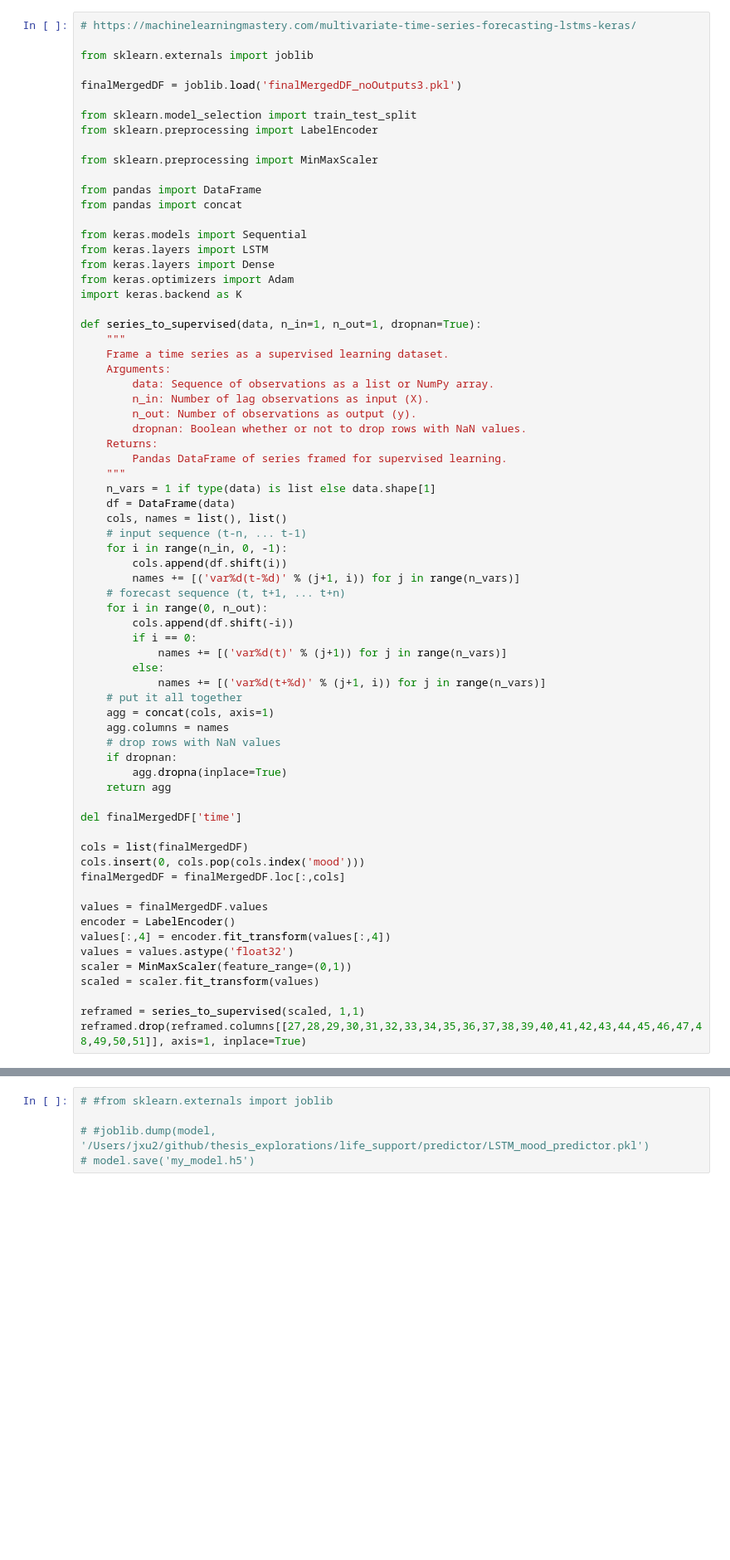
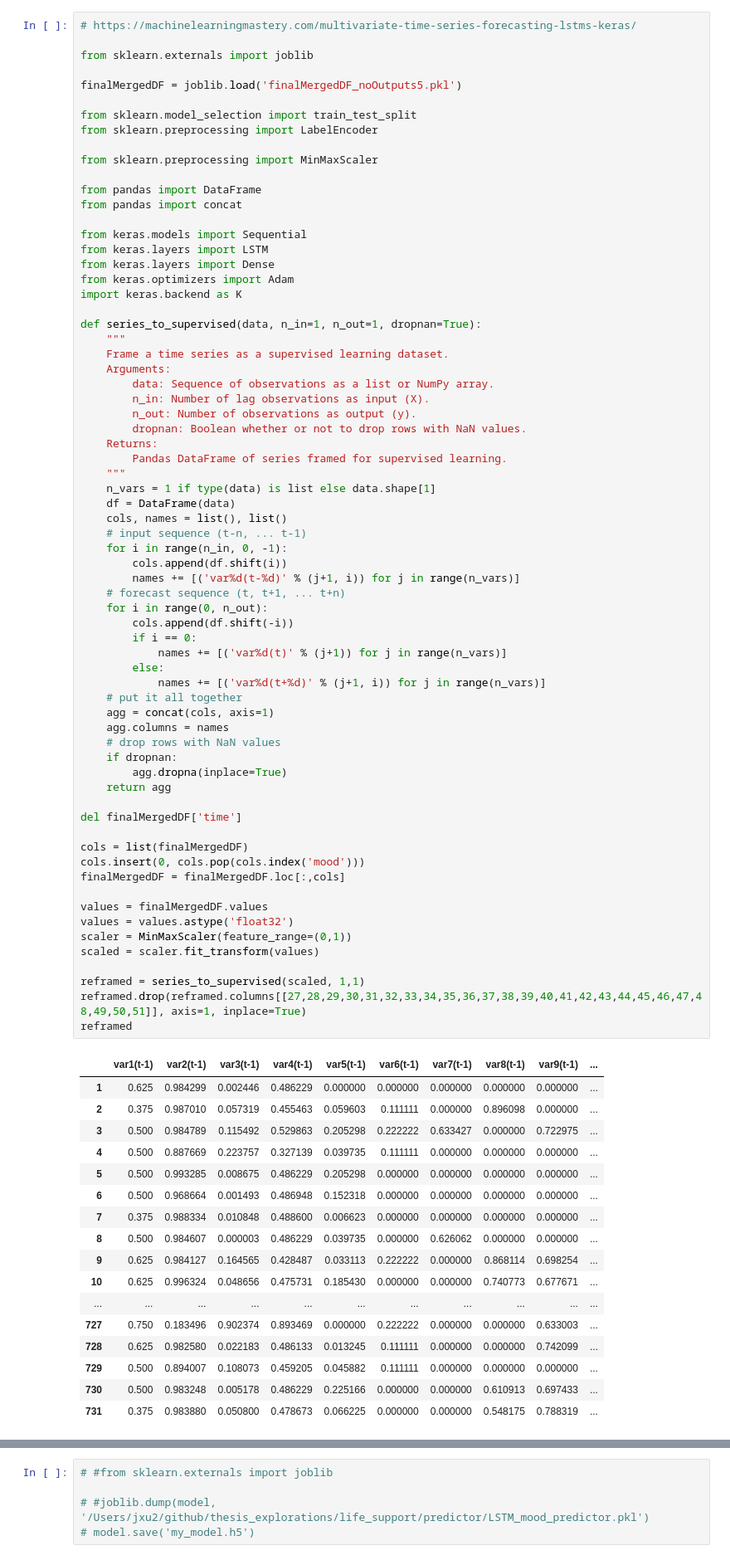
Before and after one commit to xujenna/thesis_explorations, a Jupyter notebook: life_support/predictor/LSTM_predictor/LSTM_RNN_mood_predictor_no_reporterDF.ipynb, the cells around one changed output, grey strips where cells are left out. Shown at 83% size. Cells and saved outputs as stored; diff of their text form; blank space fills up the shorter version.

```diff
--- a/life_support/predictor/LSTM_predictor/LSTM_RNN_mood_predictor_no_reporterDF.ipynb
+++ b/life_support/predictor/LSTM_predictor/LSTM_RNN_mood_predictor_no_reporterDF.ipynb
@@ -3,7 +3,7 @@
 
 from sklearn.externals import joblib
 
-finalMergedDF = joblib.load('finalMergedDF_noOutputs3.pkl')
+finalMergedDF = joblib.load('finalMergedDF_noOutputs5.pkl')
 
 from sklearn.model_selection import train_test_split
 from sklearn.preprocessing import LabelEncoder
@@ -38,32 +38,49 @@ def series_to_supervised(data, n_in=1, n_out=1, dropnan=True):
 		cols.append(df.shift(i))
 		names += [('var%d(t-%d)' % (j+1, i)) for j in range(n_vars)]
 	# forecast sequence (t, t+1, ... t+n)
 	for i in range(0, n_out):
 		cols.append(df.shift(-i))
 		if i == 0:
 			names += [('var%d(t)' % (j+1)) for j in range(n_vars)]
 		else:
 			names += [('var%d(t+%d)' % (j+1, i)) for j in range(n_vars)]
 	# put it all together
 	agg = concat(cols, axis=1)
 	agg.columns = names
 	# drop rows with NaN values
 	if dropnan:
 		agg.dropna(inplace=True)
 	return agg
 
 del finalMergedDF['time']
 
 cols = list(finalMergedDF)
 cols.insert(0, cols.pop(cols.index('mood')))
 finalMergedDF = finalMergedDF.loc[:,cols]
 
 values = finalMergedDF.values
-encoder = LabelEncoder()
-values[:,4] = encoder.fit_transform(values[:,4])
 values = values.astype('float32')
 scaler = MinMaxScaler(feature_range=(0,1))
 scaled = scaler.fit_transform(values)
 
 reframed = series_to_supervised(scaled, 1,1)
 reframed.drop(reframed.columns[[27,28,29,30,31,32,33,34,35,36,37,38,39,40,41,42,43,44,45,46,47,48,49,50,51]], axis=1, inplace=True)
+reframed
+# %% [output]
+|  | var1(t-1) | var2(t-1) | var3(t-1) | var4(t-1) | var5(t-1) | var6(t-1) | var7(t-1) | var8(t-1) | var9(t-1) | ... |
+| 1 | 0.625 | 0.984299 | 0.002446 | 0.486229 | 0.000000 | 0.000000 | 0.000000 | 0.000000 | 0.000000 | ... |
+| 2 | 0.375 | 0.987010 | 0.057319 | 0.455463 | 0.059603 | 0.111111 | 0.000000 | 0.896098 | 0.000000 | ... |
+| 3 | 0.500 | 0.984789 | 0.115492 | 0.529863 | 0.205298 | 0.222222 | 0.633427 | 0.000000 | 0.722975 | ... |
+| 4 | 0.500 | 0.887669 | 0.223757 | 0.327139 | 0.039735 | 0.111111 | 0.000000 | 0.000000 | 0.000000 | ... |
+| 5 | 0.500 | 0.993285 | 0.008675 | 0.486229 | 0.205298 | 0.000000 | 0.000000 | 0.000000 | 0.000000 | ... |
+| 6 | 0.500 | 0.968664 | 0.001493 | 0.486948 | 0.152318 | 0.000000 | 0.000000 | 0.000000 | 0.000000 | ... |
+| 7 | 0.375 | 0.988334 | 0.010848 | 0.488600 | 0.006623 | 0.000000 | 0.000000 | 0.000000 | 0.000000 | ... |
+| 8 | 0.500 | 0.984607 | 0.000003 | 0.486229 | 0.039735 | 0.000000 | 0.626062 | 0.000000 | 0.000000 | ... |
+| 9 | 0.625 | 0.984127 | 0.164565 | 0.428487 | 0.033113 | 0.222222 | 0.000000 | 0.868114 | 0.698254 | ... |
+| 10 | 0.625 | 0.996324 | 0.048656 | 0.475731 | 0.185430 | 0.000000 | 0.000000 | 0.740773 | 0.677671 | ... |
+| ... | ... | ... | ... | ... | ... | ... | ... | ... | ... | ... |
+| 727 | 0.750 | 0.183496 | 0.902374 | 0.893469 | 0.000000 | 0.222222 | 0.000000 | 0.000000 | 0.633003 | ... |
+| 728 | 0.625 | 0.982580 | 0.022183 | 0.486133 | 0.013245 | 0.111111 | 0.000000 | 0.000000 | 0.742099 | ... |
+| 729 | 0.500 | 0.894007 | 0.108073 | 0.459205 | 0.045882 | 0.111111 | 0.000000 | 0.000000 | 0.000000 | ... |
+| 730 | 0.500 | 0.983248 | 0.005178 | 0.486229 | 0.225166 | 0.000000 | 0.000000 | 0.610913 | 0.697433 | ... |
+| 731 | 0.375 | 0.983880 | 0.050800 | 0.478673 | 0.066225 | 0.000000 | 0.000000 | 0.548175 | 0.788319 | ... |
```
Also changed, not shown: parts of 6 cells of this notebook, 17 other files.
